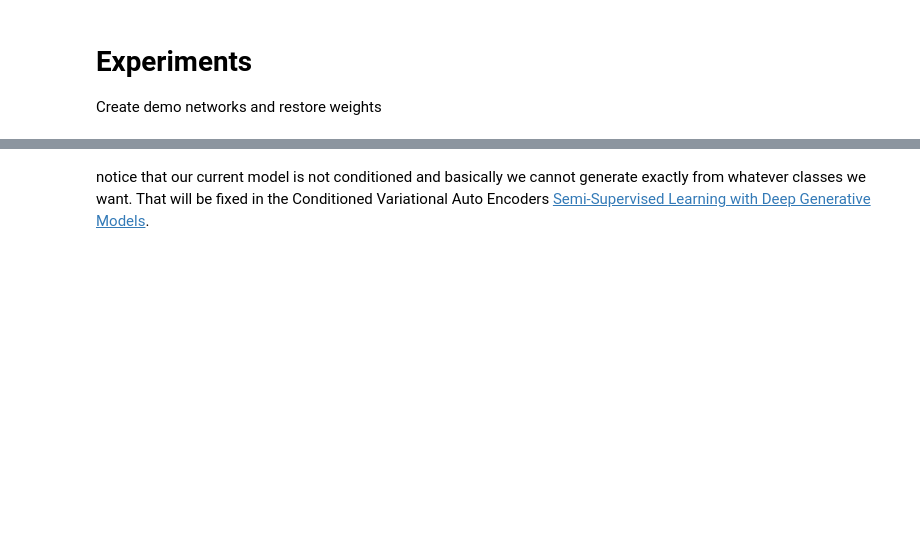
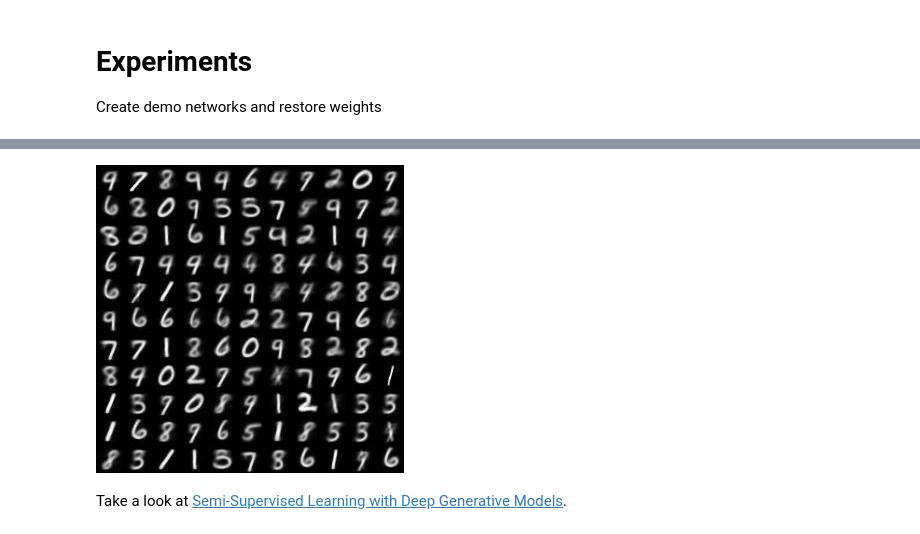
Before and after one commit to nghorbani/CNN_Implementations, a Jupyter notebook: Notebooks/VAE.ipynb, the cells around one changed output, grey strips where cells are left out. Cells and saved outputs as stored; diff of their text form; code cells hidden in the pictures; blank space fills up the shorter version.

```diff
--- a/Notebooks/VAE.ipynb
+++ b/Notebooks/VAE.ipynb
@@ -166,9 +102,10 @@ Approximate samples from the posterior distribution over the latent variables p(
 # %%
-Z_test = np.random.normal(size=[batch_size, latendDim], loc=0.0, scale=1.).astype(np.float32)
-labels_test = OneHot(np.random.randint(10, size=[batch_size]), n=10)
+Zdemo = np.random.normal(size=[128, latentD], loc=0.0, scale=1.).astype(np.float32)
 
-vaeD_sample = demo_sess.run(Xrec, feed_dict={inL:labels_test, inZ: Z_test , is_training:False})
-vis_square(vaeD_sample[:121], [11, 11], save_path=work_dir + 'sample.jpg')
+gen_sample = demo_sess.run(Xgen_op, feed_dict={Zph: Zdemo , is_training:False})
+vis_square(gen_sample[:121], [11, 11], save_path=work_dir + 'sample.jpg')
 Image(filename=work_dir + 'sample.jpg')
+# %% [output]
+[figure, added]
-# %% [markdown]
-notice that our current model is not conditioned and basically we cannot generate exactly from whatever classes we want. That will be fixed in the Conditioned Variational Auto Encoders [Semi-Supervised Learning with Deep Generative Models](https://arxiv.org/abs/1406.5298).
+# %% [markdown]
+Take a look at [Semi-Supervised Learning with Deep Generative Models](https://arxiv.org/abs/1406.5298).
```
Also changed, not shown: parts of 9 cells of this notebook, 13 other files.
